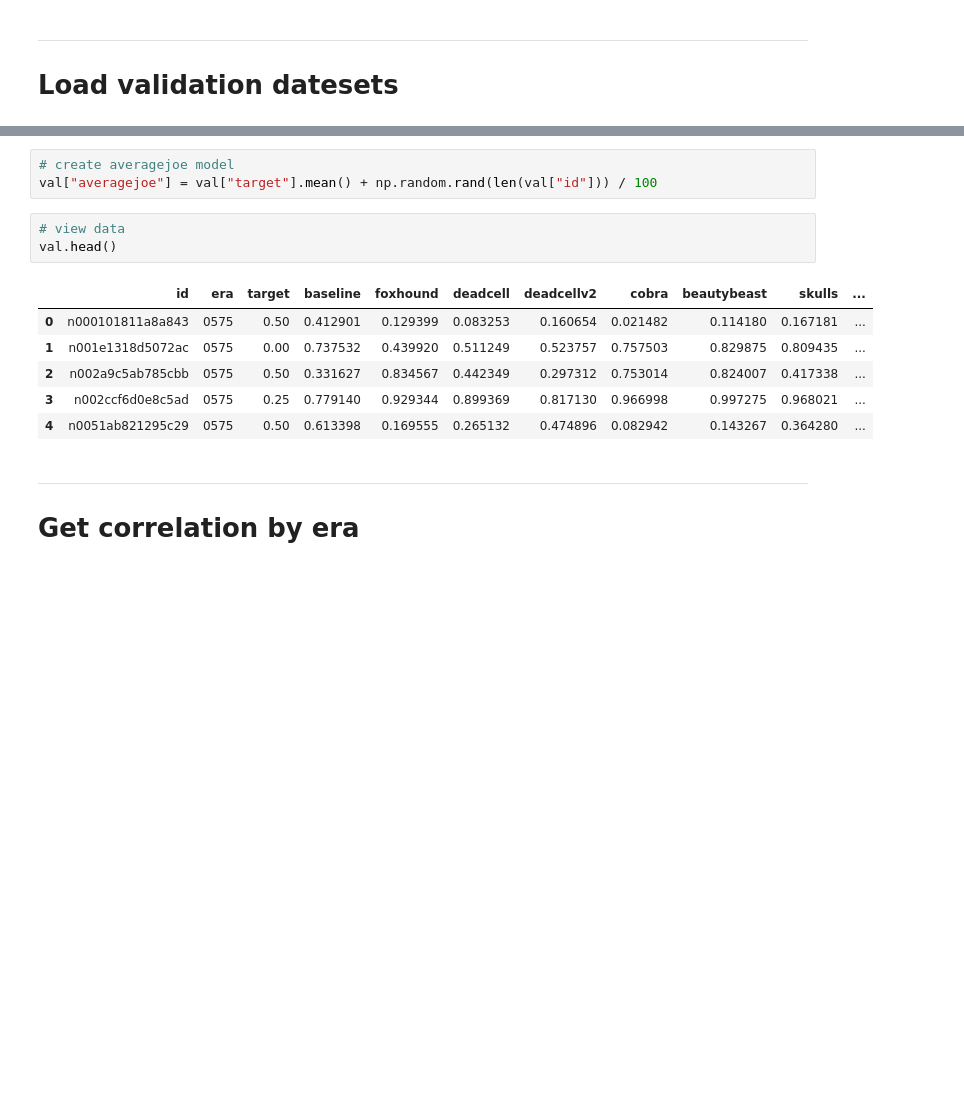
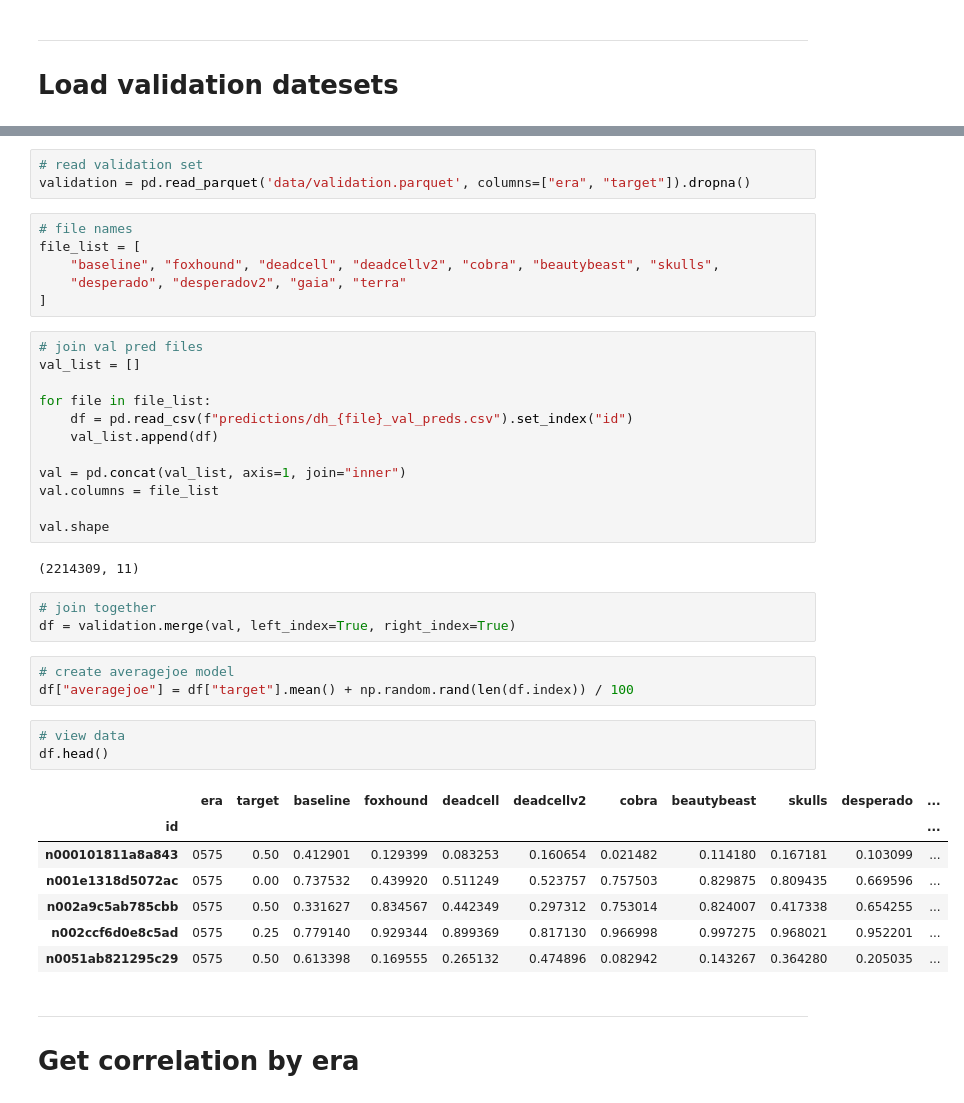
Before and after one commit to hiydavid/numerai-models, a Jupyter notebook: _check_validation.ipynb, the cells around one changed output, grey strips where cells are left out. Saved outputs shown, nothing was run; the diff lists cells and outputs as text; blank space fills up the shorter version.

```diff
--- a/_check_validation.ipynb
+++ b/_check_validation.ipynb
@@ -113,16 +31,43 @@ memory usage: 245.0+ MB
+# %%
+# read validation set
+validation = pd.read_parquet('data/validation.parquet', columns=["era", "target"]).dropna()
+# %%
+# file names
+file_list = [
+    "baseline", "foxhound", "deadcell", "deadcellv2", "cobra", "beautybeast", "skulls",
+    "desperado", "desperadov2", "gaia", "terra"
+]
+# %%
+# join val pred files
+val_list = []
+
+for file in file_list:
+    df = pd.read_csv(f"predictions/dh_{file}_val_preds.csv").set_index("id")
+    val_list.append(df)
+
+val = pd.concat(val_list, axis=1, join="inner")
+val.columns = file_list
+
+val.shape
+# %% [output]
+(2214309, 11)
+# %%
+# join together
+df = validation.merge(val, left_index=True, right_index=True)
 # %%
 # create averagejoe model
-val["averagejoe"] = val["target"].mean() + np.random.rand(len(val["id"])) / 100
+df["averagejoe"] = df["target"].mean() + np.random.rand(len(df.index)) / 100
 # %%
 # view data
-val.head()
+df.head()
 # %% [output]
-|  | id | era | target | baseline | foxhound | deadcell | deadcellv2 | cobra | beautybeast | skulls | ... |
-| 0 | n000101811a8a843 | 0575 | 0.50 | 0.412901 | 0.129399 | 0.083253 | 0.160654 | 0.021482 | 0.114180 | 0.167181 | ... |
-| 1 | n001e1318d5072ac | 0575 | 0.00 | 0.737532 | 0.439920 | 0.511249 | 0.523757 | 0.757503 | 0.829875 | 0.809435 | ... |
-| 2 | n002a9c5ab785cbb | 0575 | 0.50 | 0.331627 | 0.834567 | 0.442349 | 0.297312 | 0.753014 | 0.824007 | 0.417338 | ... |
-| 3 | n002ccf6d0e8c5ad | 0575 | 0.25 | 0.779140 | 0.929344 | 0.899369 | 0.817130 | 0.966998 | 0.997275 | 0.968021 | ... |
-| 4 | n0051ab821295c29 | 0575 | 0.50 | 0.613398 | 0.169555 | 0.265132 | 0.474896 | 0.082942 | 0.143267 | 0.364280 | ... |
+|  | era | target | baseline | foxhound | deadcell | deadcellv2 | cobra | beautybeast | skulls | desperado | ... |
+| id |  |  |  |  |  |  |  |  |  |  | ... |
+| n000101811a8a843 | 0575 | 0.50 | 0.412901 | 0.129399 | 0.083253 | 0.160654 | 0.021482 | 0.114180 | 0.167181 | 0.103099 | ... |
+| n001e1318d5072ac | 0575 | 0.00 | 0.737532 | 0.439920 | 0.511249 | 0.523757 | 0.757503 | 0.829875 | 0.809435 | 0.669596 | ... |
+| n002a9c5ab785cbb | 0575 | 0.50 | 0.331627 | 0.834567 | 0.442349 | 0.297312 | 0.753014 | 0.824007 | 0.417338 | 0.654255 | ... |
+| n002ccf6d0e8c5ad | 0575 | 0.25 | 0.779140 | 0.929344 | 0.899369 | 0.817130 | 0.966998 | 0.997275 | 0.968021 | 0.952201 | ... |
+| n0051ab821295c29 | 0575 | 0.50 | 0.613398 | 0.169555 | 0.265132 | 0.474896 | 0.082942 | 0.143267 | 0.364280 | 0.205035 | ... |
 # %% [markdown]
 ---
 # Get correlation by era
```
Also changed, not shown: parts of 7 cells of this notebook, 8 other files.
